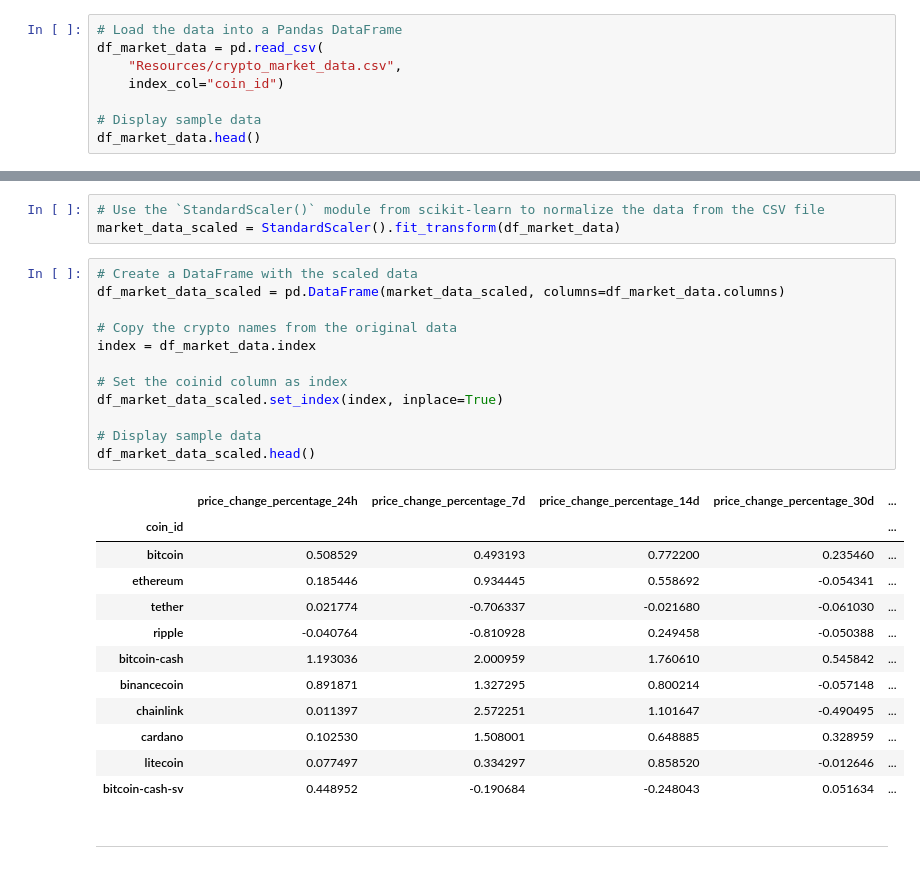
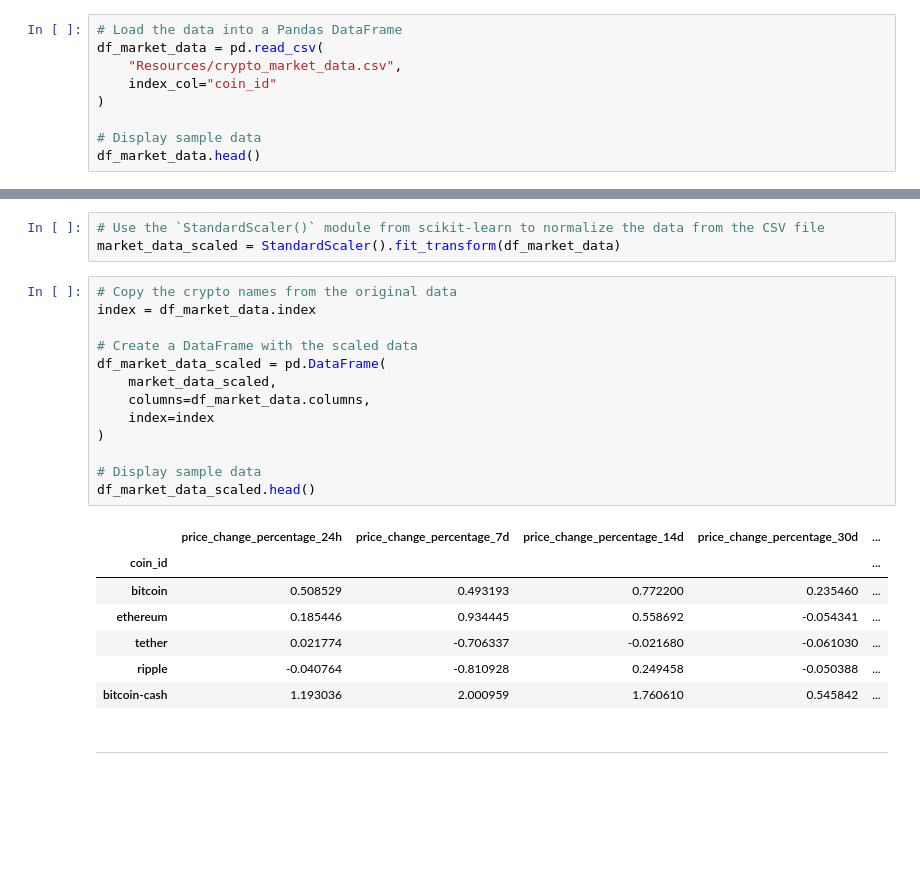
Before and after one commit to dganderson94/CryptoClustering, a Jupyter notebook: Crypto_Clustering.ipynb, the cells around one changed output, grey strips where cells are left out. Saved outputs shown, nothing was run; the diff lists cells and outputs as text; blank space fills up the shorter version.

```diff
--- a/Crypto_Clustering.ipynb
+++ b/Crypto_Clustering.ipynb
@@ -12,7 +12,8 @@ from sklearn.preprocessing import StandardScaler
 # Load the data into a Pandas DataFrame
 df_market_data = pd.read_csv(
     "Resources/crypto_market_data.csv",
-    index_col="coin_id")
+    index_col="coin_id"
+)
 
 # Display sample data
 df_market_data.head()
@@ -59,30 +55,26 @@ df_market_data.hvplot.line(
 # Use the `StandardScaler()` module from scikit-learn to normalize the data from the CSV file
 market_data_scaled = StandardScaler().fit_transform(df_market_data)
 # %%
-# Create a DataFrame with the scaled data
-df_market_data_scaled = pd.DataFrame(market_data_scaled, columns=df_market_data.columns)
-
 # Copy the crypto names from the original data
 index = df_market_data.index
 
-# Set the coinid column as index
-df_market_data_scaled.set_index(index, inplace=True)
+# Create a DataFrame with the scaled data
+df_market_data_scaled = pd.DataFrame(
+    market_data_scaled,
+    columns=df_market_data.columns,
+    index=index
+)
 
 # Display sample data
 df_market_data_scaled.head()
 # %% [output]
 |  | price_change_percentage_24h | price_change_percentage_7d | price_change_percentage_14d | price_change_percentage_30d | ... |
 | coin_id |  |  |  |  | ... |
 | bitcoin | 0.508529 | 0.493193 | 0.772200 | 0.235460 | ... |
 | ethereum | 0.185446 | 0.934445 | 0.558692 | -0.054341 | ... |
 | tether | 0.021774 | -0.706337 | -0.021680 | -0.061030 | ... |
 | ripple | -0.040764 | -0.810928 | 0.249458 | -0.050388 | ... |
 | bitcoin-cash | 1.193036 | 2.000959 | 1.760610 | 0.545842 | ... |
-| binancecoin | 0.891871 | 1.327295 | 0.800214 | -0.057148 | ... |
-| chainlink | 0.011397 | 2.572251 | 1.101647 | -0.490495 | ... |
-| cardano | 0.102530 | 1.508001 | 0.648885 | 0.328959 | ... |
-| litecoin | 0.077497 | 0.334297 | 0.858520 | -0.012646 | ... |
-| bitcoin-cash-sv | 0.448952 | -0.190684 | -0.248043 | 0.051634 | ... |
 # %% [markdown]
 ---
 # %% [markdown]
```
Also changed, not shown: parts of 20 cells of this notebook.
